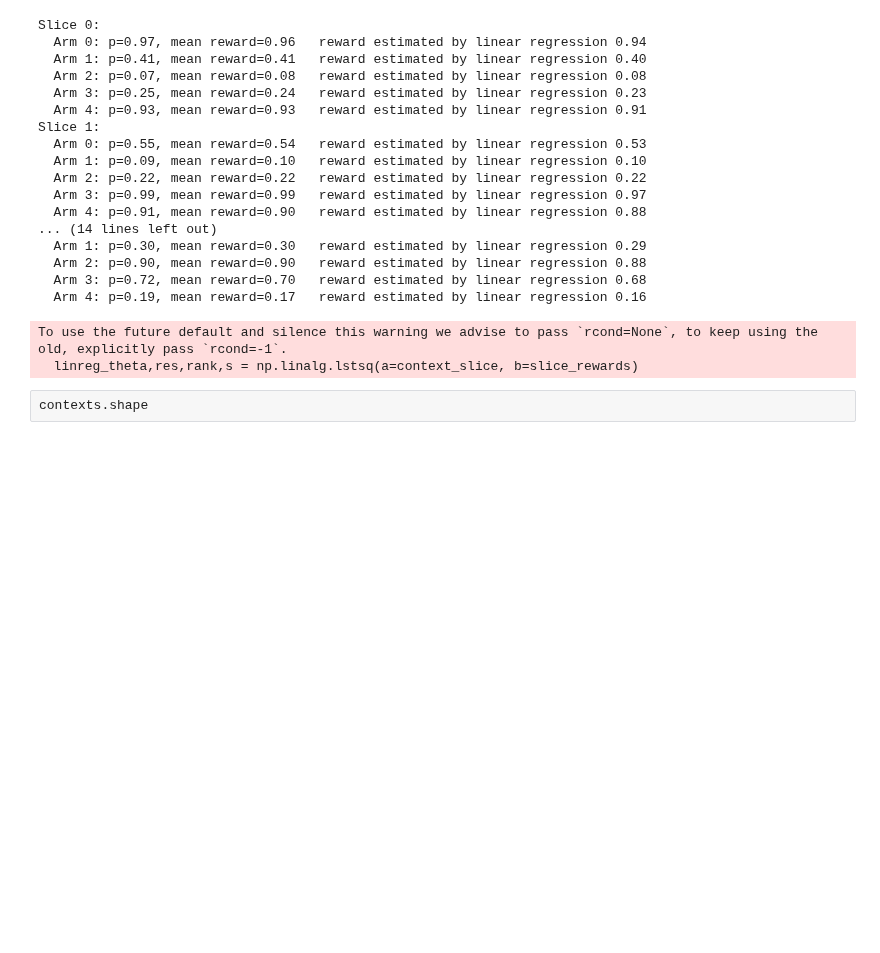
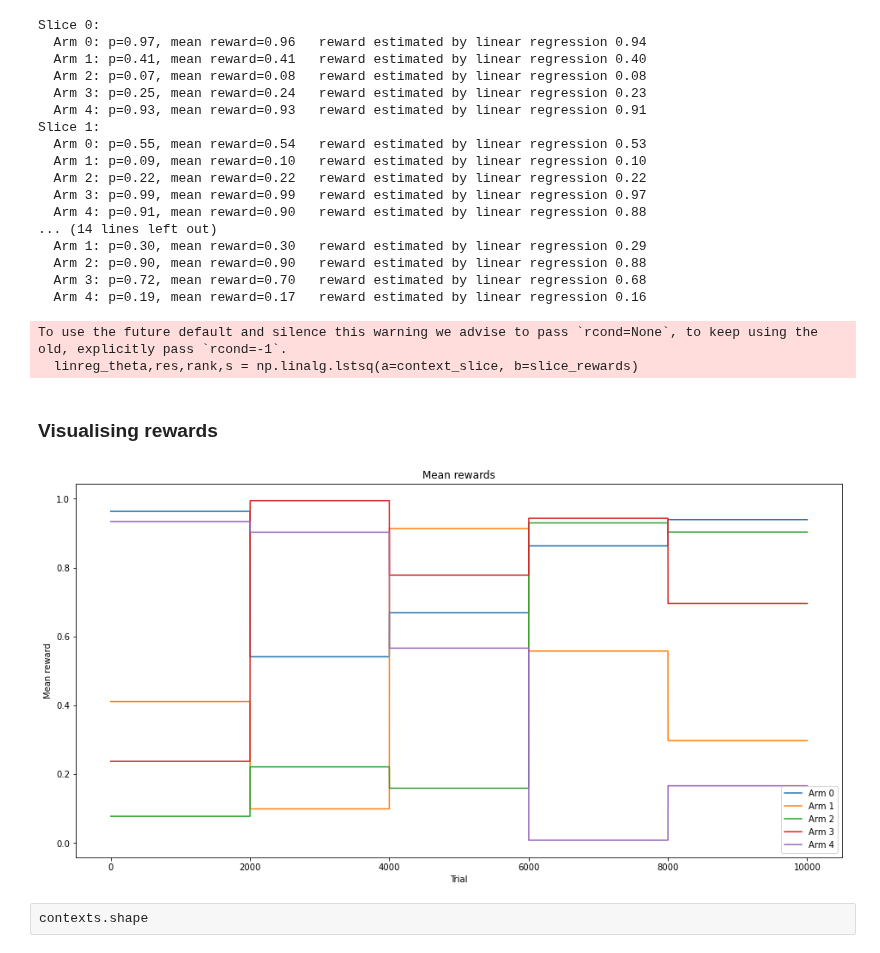
Before and after one commit to saeedghoorchian/NCC-Bandits, a Jupyter notebook: experiments/synthetic/1_synthetic_data_creation.ipynb, the cells around one changed output. Drawn from its saved outputs; the diff is of its cells as text; code cells hidden in the pictures; blank space fills up the shorter version.

Commit message:
Add plot for mean rewards to synthetic experiment

```diff
--- a/experiments/synthetic/1_synthetic_data_creation.ipynb
+++ b/experiments/synthetic/1_synthetic_data_creation.ipynb
@@ -182,6 +182,8 @@ np.random.seed(42)
 
 # Here reward is stationary for given slice, arm.
 # So piece-wise stationary for a given arm, not depending on context.
+
+mean_rewards = np.zeros(rewards.shape)
 
 for i, interval_slice in enumerate(slices):
     context_slice = contexts[interval_slice, :]
@@ -214,6 +216,9 @@ for i, interval_slice in enumerate(slices):
             f"  Arm {arm}: p={np.mean(p):.2f}, mean reward={np.mean(slice_rewards):.2f}",
             f"  reward estimated by linear regression {estimated_reward:.2f}",
         )
+
+        # for visualization
+        mean_rewards[interval_slice, arm] = np.ones(slice_rewards.shape) * np.mean(slice_rewards)
 # %% [output]
 Slice 0:
   Arm 0: p=0.97, mean reward=0.96   reward estimated by linear regression 0.94
@@ -234,6 +239,21 @@ Slice 1:
   Arm 4: p=0.19, mean reward=0.17   reward estimated by linear regression 0.16
 To use the future default and silence this warning we advise to pass `rcond=None`, to keep using the old, explicitly pass `rcond=-1`.
   linreg_theta,res,rank,s = np.linalg.lstsq(a=context_slice, b=slice_rewards)
+# %% [markdown]
+### Visualising rewards
+# %%
+fig, ax = plt.subplots(1,1, figsize=(16,8))
+for arm in range(N_ARMS):
+    ax.plot(mean_rewards[:, arm], label=f"Arm {arm}")
+    ax.set_xlabel('Trial')
+    ax.set_ylabel('Mean reward')
+
+
+ax.set_title('Mean rewards')
+plt.legend()
+plt.show()
+# %% [output]
+[figure, added]
 # %% [raw]
 contexts.shape
 # %%
```
Also changed, not shown: parts of 4 cells of this notebook, 2 other files.
